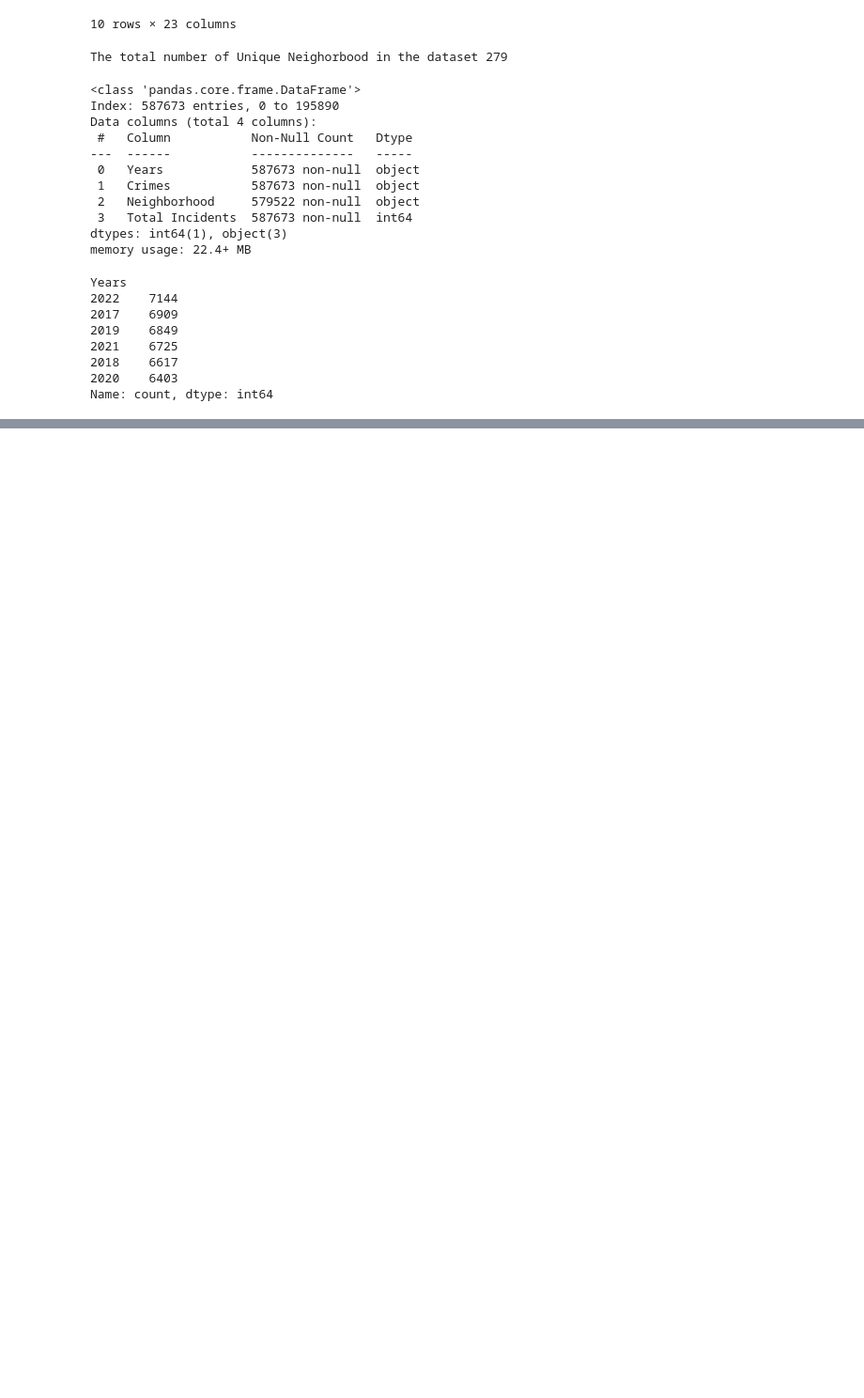
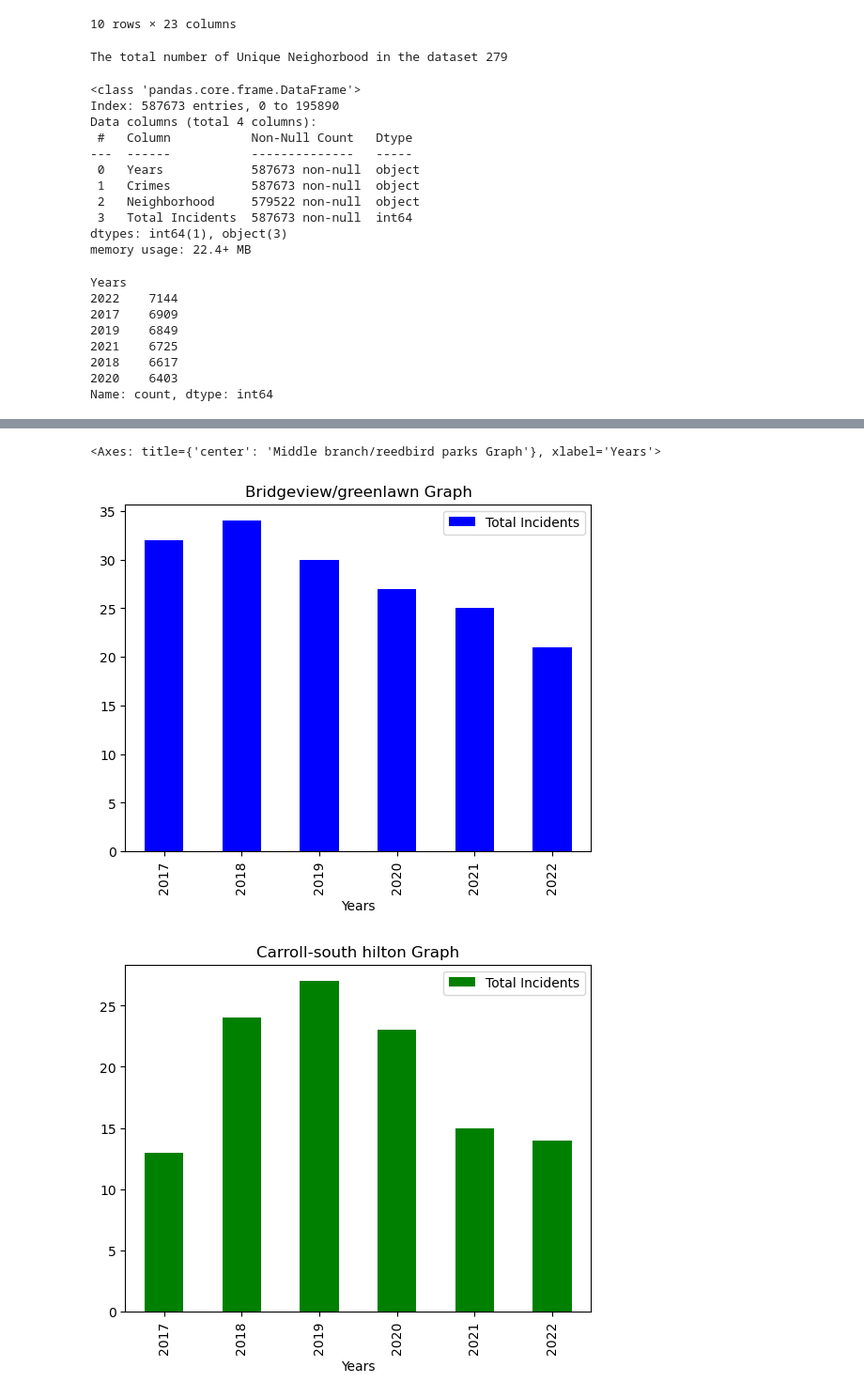
Before and after one commit to iam-dante/Open-Baltimore-Analysis, a Jupyter notebook: Analysis/Open_Baltimore.ipynb, the cells around one changed output, grey strips where cells are left out. Shown at 94% size. Saved outputs shown, nothing was run; the diff lists cells and outputs as text; code cells hidden in the pictures; blank space fills up the shorter version.

```diff
--- a/Analysis/Open_Baltimore.ipynb
+++ b/Analysis/Open_Baltimore.ipynb
@@ -220,0 +412,6 @@ plt.show()
+# %%
+# Extract the decreasing neighborhoods
+
+decreasing_neighborhood = neighborhood[[21,66,34,123,145]]
+
+print("The increasing neighborhood are: ", decreasing_neighborhood)
@@ -220,0 +421,6 @@ plt.show()
+# %%
+# Dataframe for increaseing neighbourhoods
+
+df_decreasing_neighborhood = groupData[groupData["Neighborhood"].isin(decreasing_neighborhood)].reset_index()
+
+df_decreasing_neighborhood
@@ -220,0 +445,29 @@ plt.show()
+# %%
+# Create a dataframe for every increasing neighborhood
+
+df_bridgeviewgreenlawn = df_decreasing_neighborhood[ df_decreasing_neighborhood["Neighborhood"] == "Bridgeview/greenlawn"]
+
+df_carrollsouthhilton = df_decreasing_neighborhood[ df_decreasing_neighborhood["Neighborhood"] == "Carroll-south hilton"]
+
+df_easterwood = df_decreasing_neighborhood[ df_decreasing_neighborhood["Neighborhood"] == "Easterwood"]
+
+df_kresson = df_decreasing_neighborhood[ df_decreasing_neighborhood["Neighborhood"] == "Kresson"]
+
+df_middlebranchreedbirdparks = df_decreasing_neighborhood[ df_decreasing_neighborhood["Neighborhood"] == "Middle branch/reedbird parks"]
+
+
+# Plot all the graph of the neighborhood
+
+df_bridgeviewgreenlawn.plot(x="Years", y="Total Incidents", kind='bar', title="Bridgeview/greenlawn Graph", color="blue")
+
+df_carrollsouthhilton.plot(x="Years", y="Total Incidents",kind='bar', title="Carroll-south hilton Graph", color="green")
+
+df_easterwood.plot(x="Years", y="Total Incidents",kind='bar', title="Easterwood Graph", color="purple")
+
+df_kresson.plot(x="Years", y="Total Incidents",kind='bar', title="Kresson Graph", color="black")
+
+df_middlebranchreedbirdparks.plot(x="Years", y="Total Incidents",kind='bar', title="Middle branch/reedbird parks Graph", color="Orange")
+# %% [output]
+<Axes: title={'center': 'Middle branch/reedbird parks Graph'}, xlabel='Years'>
+[figure, added]
+[figure, added]
```
Also changed, not shown: parts of 26 cells of this notebook, 2 other files.
